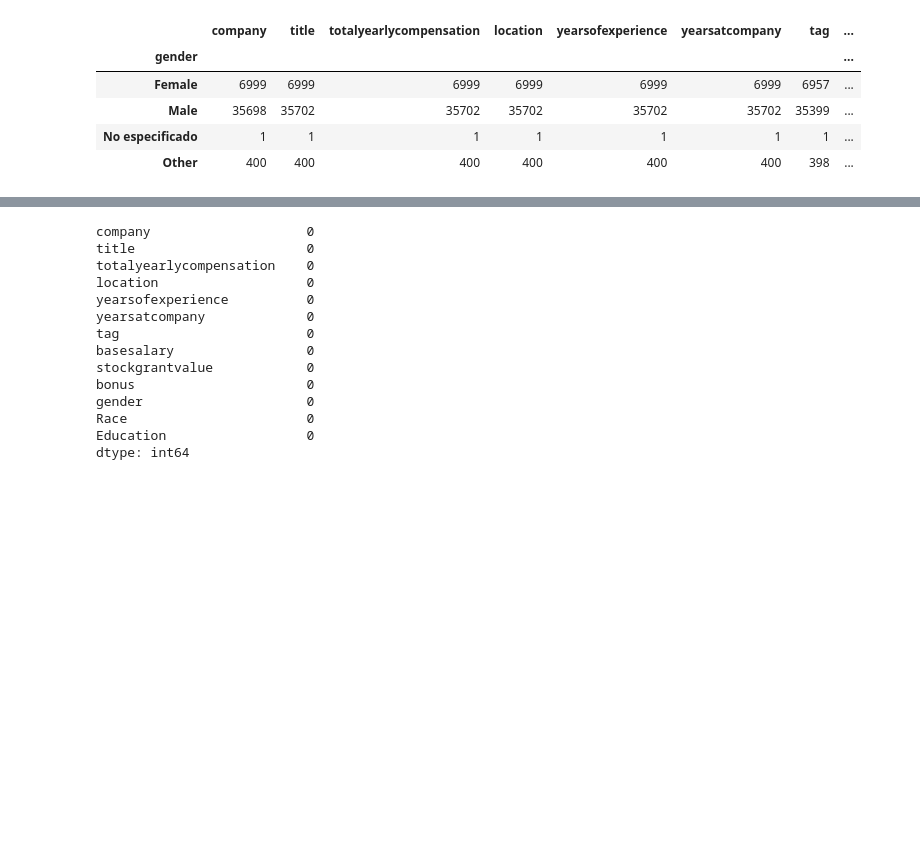
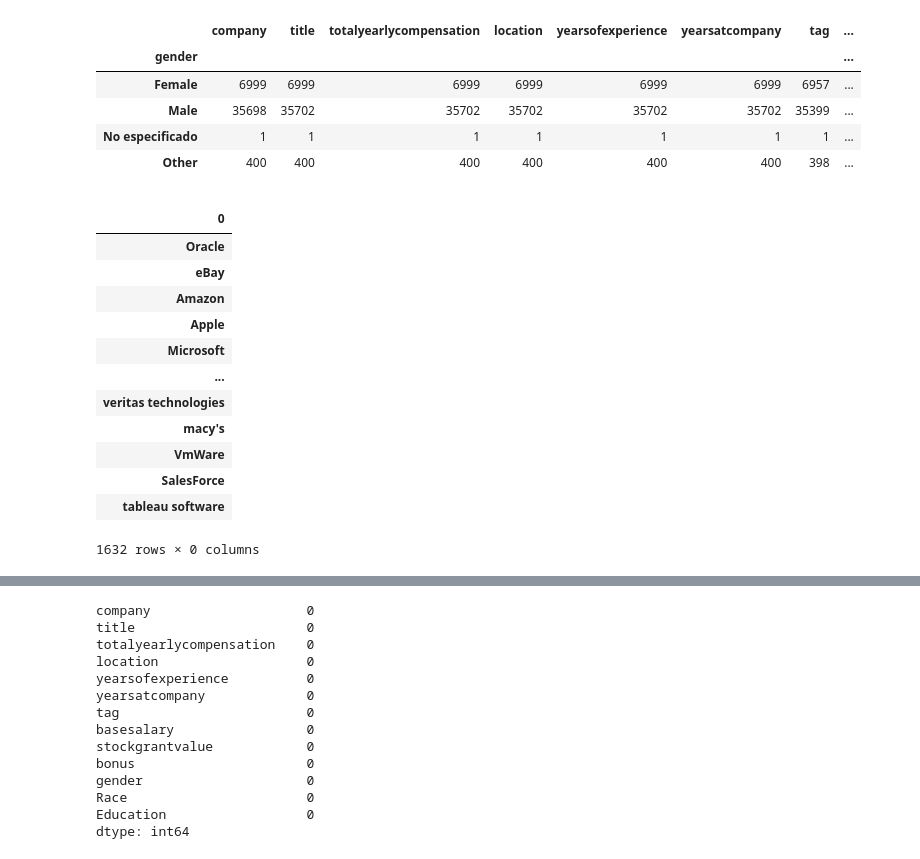
Before and after one commit to joevilla96/-DataProyect, a Jupyter notebook: src/EDA.ipynb, the cells around one changed output, grey strips where cells are left out. Saved outputs shown, nothing was run; the diff lists cells and outputs as text; code cells hidden in the pictures; blank space fills up the shorter version.

```diff
--- a/src/EDA.ipynb
+++ b/src/EDA.ipynb
@@ -85,3 +85,23 @@ df.groupby(['gender']).count() #Verificamos
 # %%
 #Obervamos algo inusual dentro de company: "Empresa: MSFT", Como observamos que solo es una fila aplicamos replace
 df = df.replace(to_replace='Company: MSFT', value='Microsoft')
+# %%
+#Agrupamos las compañias para identificar alguna desigualdad
+#df_c = df.groupby('company').agg({"totalyearlycompensation":"mean"})
+nom_company = pd.DataFrame(df.company.unique()).set_index(0)
+nom_company
+# %% [output]
+|  |
+| 0 |
+| Oracle |
+| eBay |
+| Amazon |
+| Apple |
+| Microsoft |
+| ... |
+| veritas technologies |
+| macy's |
+| VmWare |
+| SalesForce |
+| tableau software |
+1632 rows × 0 columns
```
Also changed, not shown: parts of 1 cell of this notebook.
